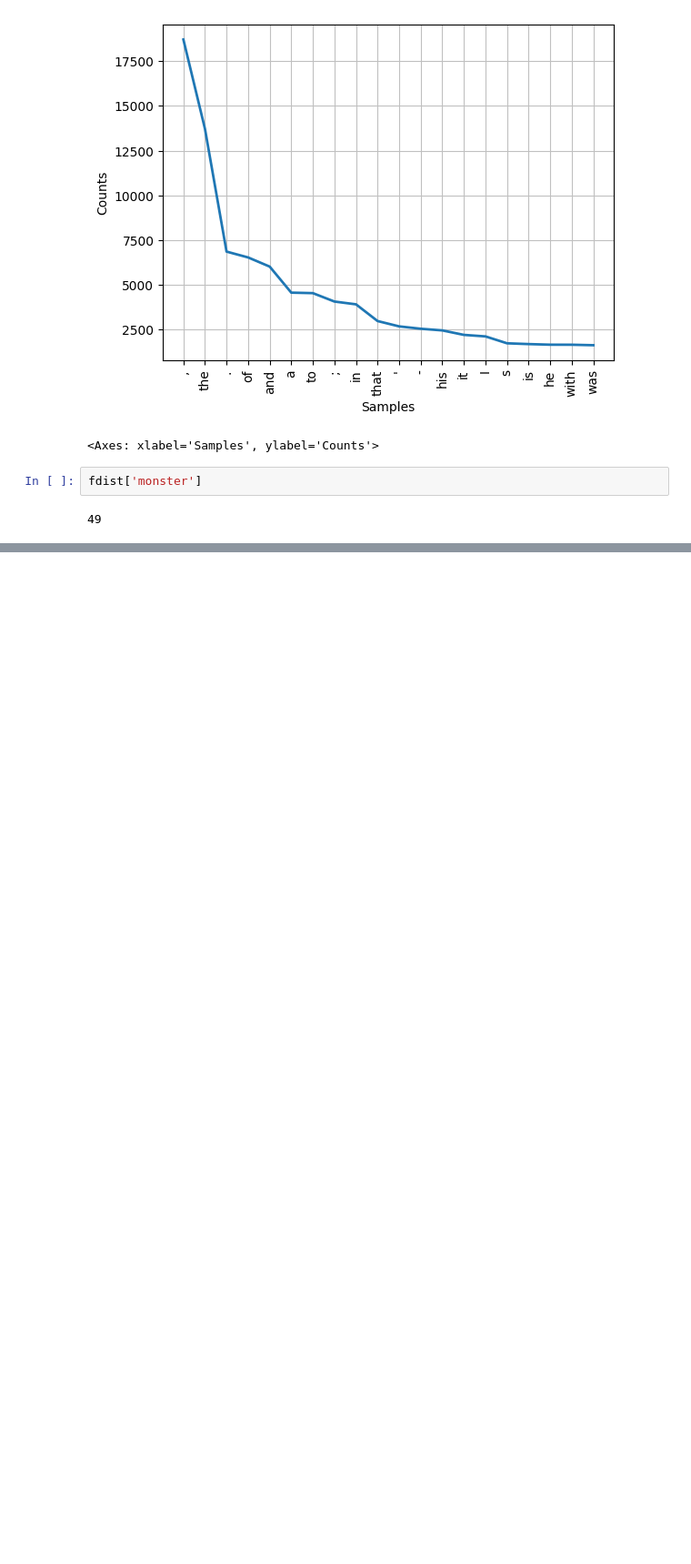
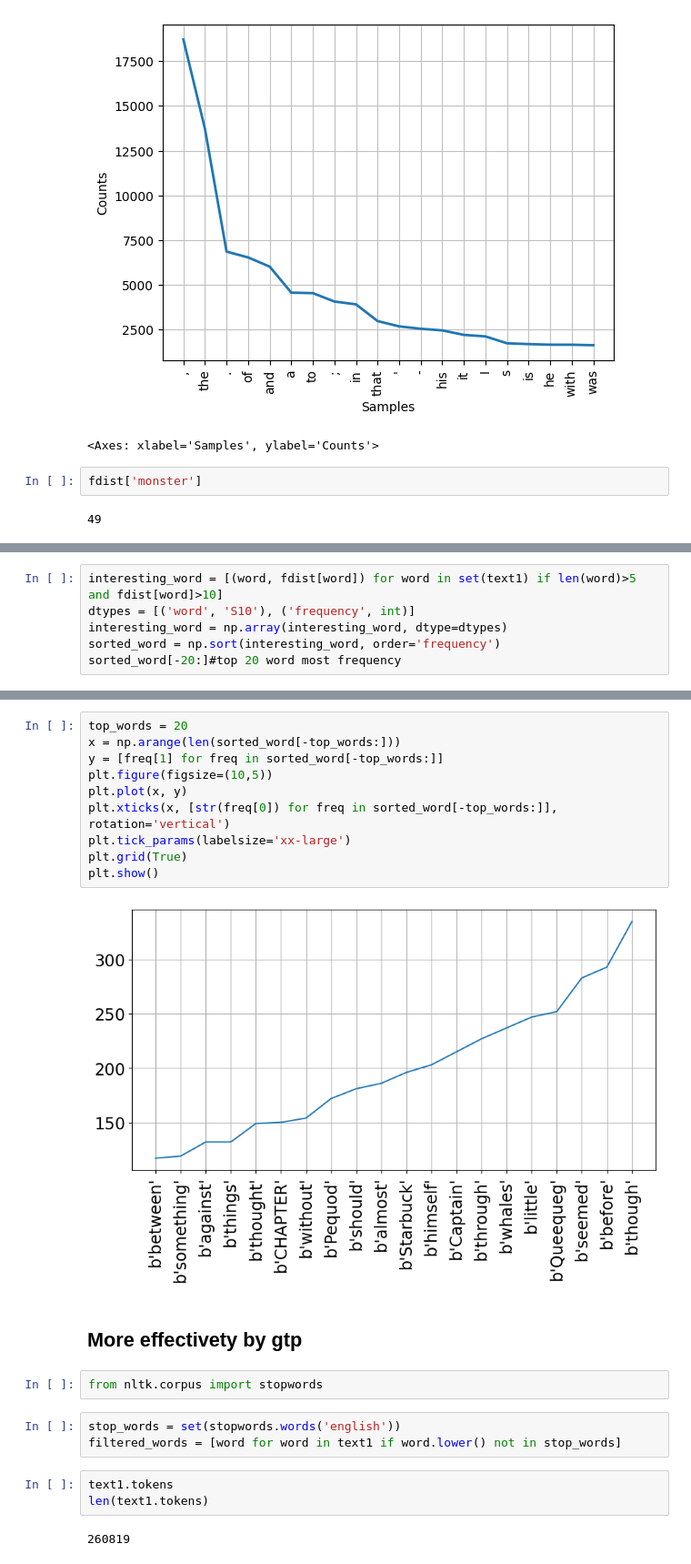
Before and after one commit to Xentar111/Practice-Python-and-NLTK, a Jupyter notebook: Estadisticas_básicas_del_lenguaje.ipynb, the cells around one changed output, grey strips where cells are left out. Shown at 91% size. Drawn from its saved outputs; the diff is of its cells as text; blank space fills up the shorter version.

```diff
--- a/Estadisticas_básicas_del_lenguaje.ipynb
+++ b/Estadisticas_básicas_del_lenguaje.ipynb
@@ -132,0 +161,6 @@ fdist['monster']
+# %%
+interesting_word = [(word, fdist[word]) for word in set(text1) if len(word)>5 and fdist[word]>10]
+dtypes = [('word', 'S10'), ('frequency', int)]
+interesting_word = np.array(interesting_word, dtype=dtypes)
+sorted_word = np.sort(interesting_word, order='frequency')
+sorted_word[-20:]#top 20 word most frequency
@@ -132,0 +176,24 @@ fdist['monster']
+# %%
+top_words = 20
+x = np.arange(len(sorted_word[-top_words:]))
+y = [freq[1] for freq in sorted_word[-top_words:]]
+plt.figure(figsize=(10,5))
+plt.plot(x, y)
+plt.xticks(x, [str(freq[0]) for freq in sorted_word[-top_words:]], rotation='vertical')
+plt.tick_params(labelsize='xx-large')
+plt.grid(True)
+plt.show()
+# %% [output]
+[figure, added]
+# %% [markdown]
+## More effectivety by gtp
+# %%
+from nltk.corpus import stopwords
+# %%
+stop_words = set(stopwords.words('english'))
+filtered_words = [word for word in text1 if word.lower() not in stop_words]
+# %%
+text1.tokens
+len(text1.tokens)
+# %% [output]
+260819
```
Also changed, not shown: parts of 4 cells of this notebook.
